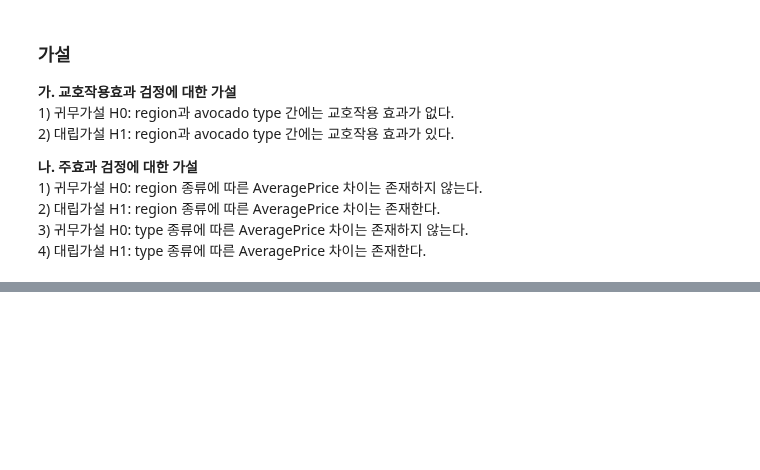
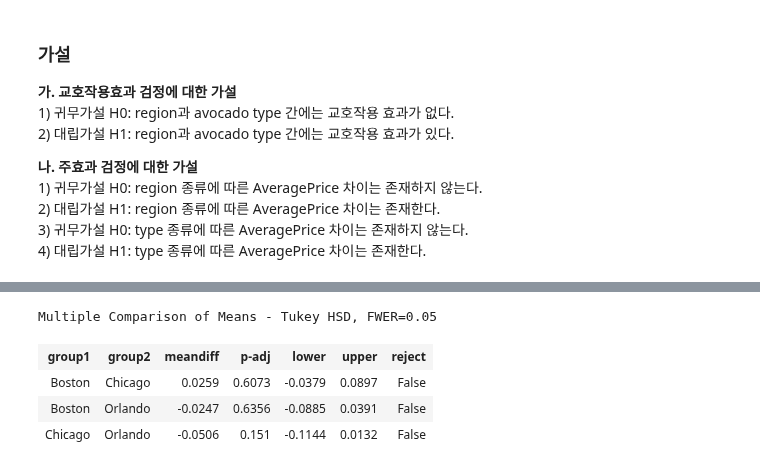
Before and after one commit to Minju-nimm/ADP, a Jupyter notebook: 기출/ADP_통계기출_24_21.ipynb, the cells around one changed output, grey strips where cells are left out. Cells and saved outputs as stored; diff of their text form; code cells hidden in the pictures; blank space fills up the shorter version.

```diff
--- a/기출/ADP_통계기출_24_21.ipynb
+++ b/기출/ADP_통계기출_24_21.ipynb
@@ -968,0 +1148,8 @@ aov_table
+# %%
+tuekeyhsd.summary()
+# %% [output]
+Multiple Comparison of Means - Tukey HSD, FWER=0.05
+| group1 | group2 | meandiff | p-adj | lower | upper | reject |
+| Boston | Chicago | 0.0259 | 0.6073 | -0.0379 | 0.0897 | False |
+| Boston | Orlando | -0.0247 | 0.6356 | -0.0885 | 0.0391 | False |
+| Chicago | Orlando | -0.0506 | 0.151 | -0.1144 | 0.0132 | False |
```
Also changed, not shown: parts of 45 cells of this notebook.
